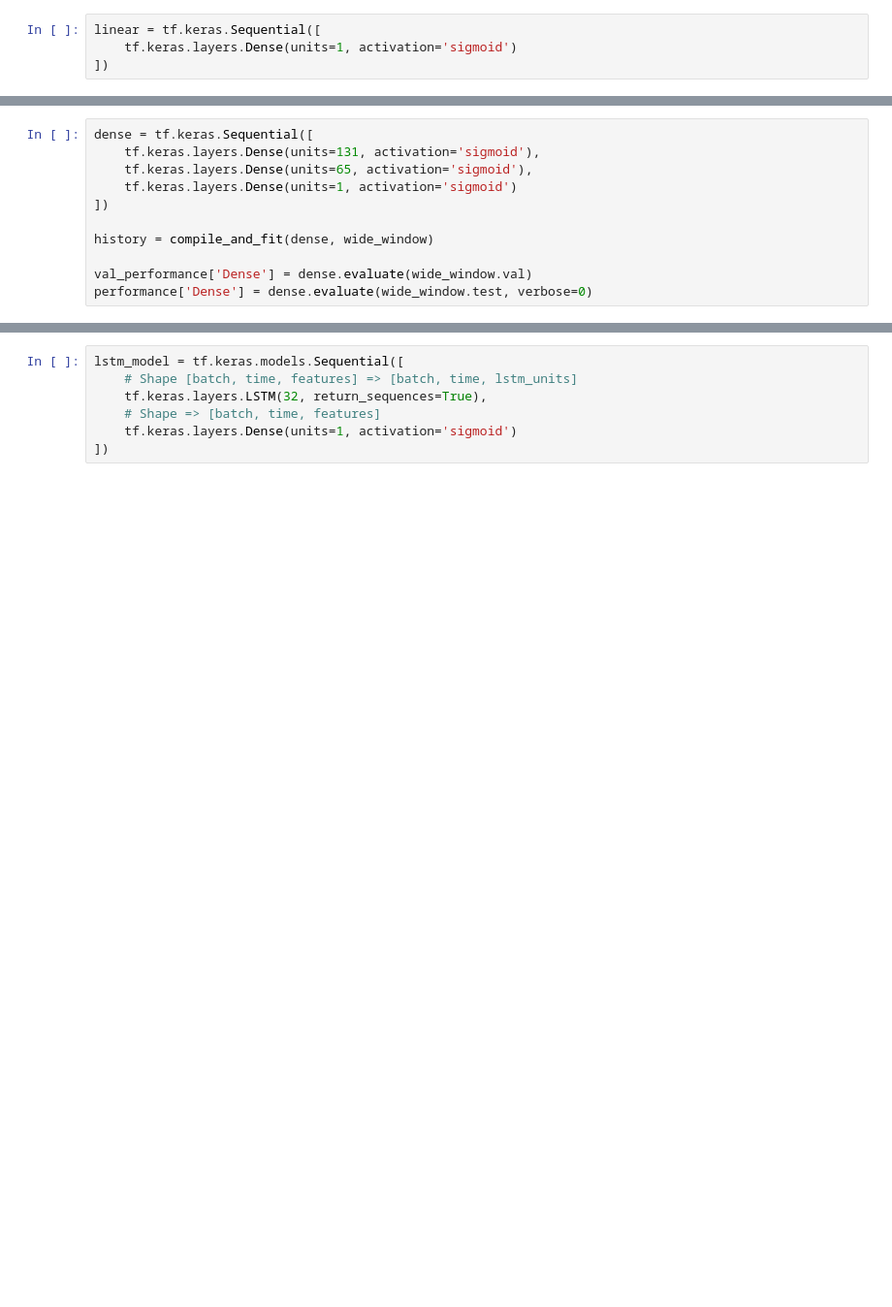
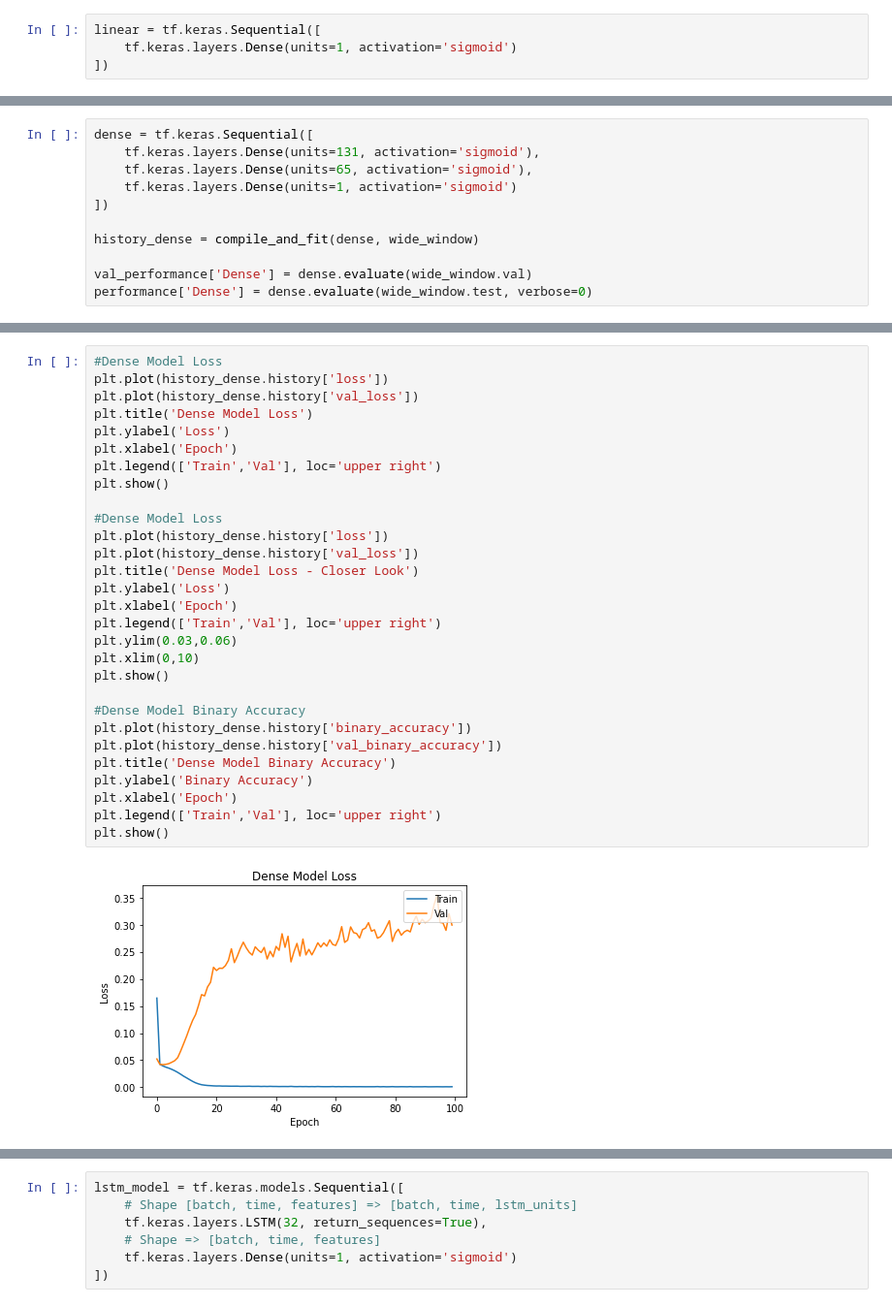
Before and after one commit to ucfcs/Fall2020-Group-20, a Jupyter notebook: notebooks/protoss/ProtossStand.ipynb, the cells around one changed output, grey strips where cells are left out. Shown at 97% size. Cells and saved outputs as stored; diff of their text form; blank space fills up the shorter version.

```diff
--- a/notebooks/protoss/ProtossStand.ipynb
+++ b/notebooks/protoss/ProtossStand.ipynb
@@ -347,7 +400,7 @@ dense = tf.keras.Sequential([
     tf.keras.layers.Dense(units=1, activation='sigmoid')
 ])
 
-history = compile_and_fit(dense, wide_window)
+history_dense = compile_and_fit(dense, wide_window)
 
 val_performance['Dense'] = dense.evaluate(wide_window.val)
 performance['Dense'] = dense.evaluate(wide_window.test, verbose=0)
@@ -363,0 +425,31 @@ Epoch 4/50
+# %%
+#Dense Model Loss
+plt.plot(history_dense.history['loss'])
+plt.plot(history_dense.history['val_loss'])
+plt.title('Dense Model Loss')
+plt.ylabel('Loss')
+plt.xlabel('Epoch')
+plt.legend(['Train','Val'], loc='upper right')
+plt.show()
+
+#Dense Model Loss
+plt.plot(history_dense.history['loss'])
+plt.plot(history_dense.history['val_loss'])
+plt.title('Dense Model Loss - Closer Look')
+plt.ylabel('Loss')
+plt.xlabel('Epoch')
+plt.legend(['Train','Val'], loc='upper right')
+plt.ylim(0.03,0.06)
+plt.xlim(0,10)
+plt.show()
+
+#Dense Model Binary Accuracy
+plt.plot(history_dense.history['binary_accuracy'])
+plt.plot(history_dense.history['val_binary_accuracy'])
+plt.title('Dense Model Binary Accuracy')
+plt.ylabel('Binary Accuracy')
+plt.xlabel('Epoch')
+plt.legend(['Train','Val'], loc='upper right')
+plt.show()
+# %% [output]
+[figure, added]
```
Also changed, not shown: parts of 13 cells of this notebook, 7 other files.
